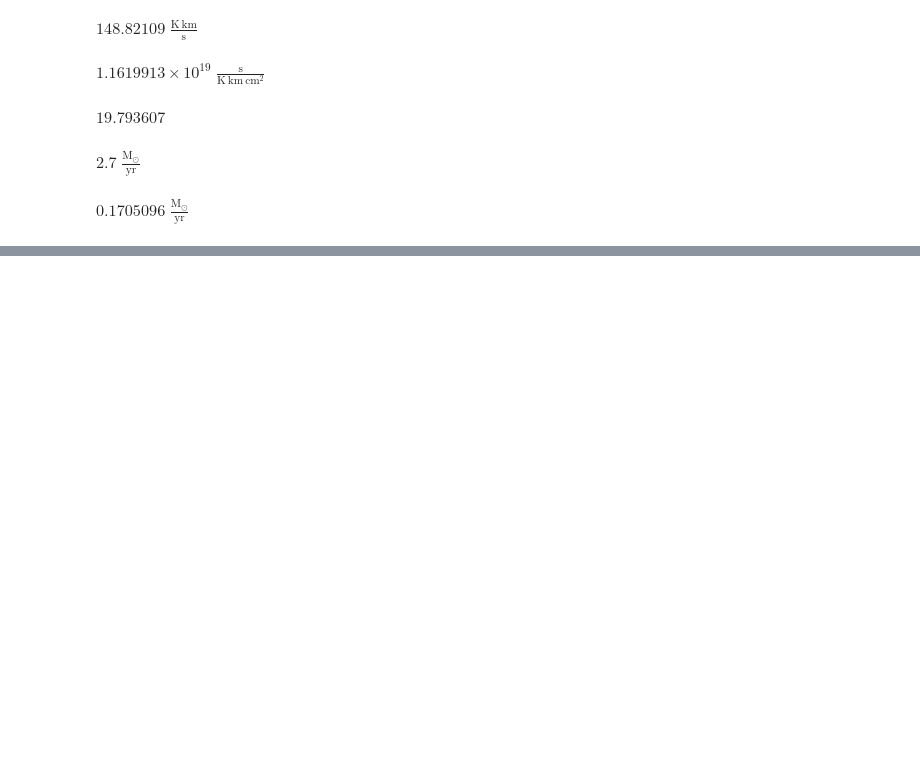
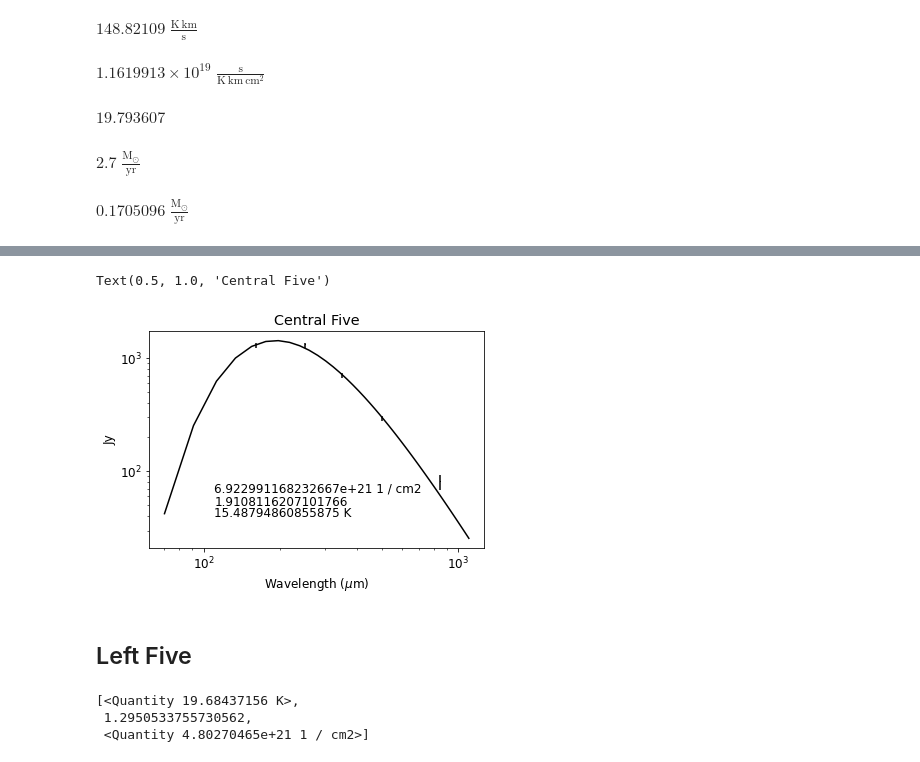
Before and after one commit to SpacialTree/clouds-g5-b1, a Jupyter notebook: Testing_dust_emissivity.ipynb, the cells around one changed output, grey strips where cells are left out. Drawn from its saved outputs; the diff is of its cells as text; code cells hidden in the pictures; blank space fills up the shorter version.

```diff
--- a/Testing_dust_emissivity.ipynb
+++ b/Testing_dust_emissivity.ipynb
@@ -322,0 +425,10 @@ $0.1705096 \; \mathrm{\frac{M_{\odot}}{yr}}$
+# %%
+modfit,errs = dust_emissivity.fit_sed.fit_modified_bb(xdata=u.Quantity([p[0] for p in sed]).to(u.Hz, u.spectral())[1:-1],
+                                        flux=u.Quantity([p[1]/area_as.to(u.sr) for p in sed])[1:-1],
+                                        #error=u.Quantity([p[1]*0.1/area_as.to(u.sr) for p in sed]),
+                                        error=u.Quantity([p[4]/area_as.to(u.sr) for p in sed])[1:-1],
+                                        guesses=[15*u.K, 2, 1e18*u.cm**-2],
+                                        fitter='lmfit',
+                                        return_error=True
+                                       )
+modfit
@@ -322,0 +439,8 @@ $0.1705096 \; \mathrm{\frac{M_{\odot}}{yr}}$
+# %%
+du = dust_emissivity.blackbody.modified_blackbody(
+    #u.Quantity([p[0] for p in sed]).to(u.Hz, u.spectral()),
+    freq,
+    temperature = modfit[0],
+    beta = modfit[1],
+    column = modfit[2])
+du
@@ -322,0 +449,34 @@ $0.1705096 \; \mathrm{\frac{M_{\odot}}{yr}}$
+# %%
+pl.figure(figsize=(6,4))
+pl.rcParams.update({'font.size': 12})
+
+pl.loglog(freq.to(u.micron, u.spectral()), (du*area_as).to(u.Jy), color='k')
+#pl.scatter(u.Quantity([p[0] for p in sed]).to(u.micron, u.spectral()), u.Quantity([p[1] for p in sed]))#, color='blue')
+pl.errorbar(x=u.Quantity([p[0] for p in sed]).to(u.micron, u.spectral())[1:-1], y=u.Quantity([p[1] for p in sed])[1:-1], yerr=u.Quantity([p[4] for p in sed])[1:-1], fmt=',', color='k')
+pl.text(110, 40, str(modfit[0]))
+pl.text(110, 50, str(modfit[1]))
+pl.text(110, 65, str(modfit[2]))
+
+pl.xlabel('Wavelength ($\mu$m)')
+pl.ylabel('Jy')
+pl.title('Central Five')
+#pl.savefig('/orange/adamginsburg/cmz/g5/code/plots/dustsed.pdf', bbox_inches='tight')
+# %% [output]
+Text(0.5, 1.0, 'Central Five')
+[figure, added]
+# %% [markdown]
+## Left Five
+# %%
+modfit,errs = dust_emissivity.fit_sed.fit_modified_bb(xdata=u.Quantity([p[0] for p in sed]).to(u.Hz, u.spectral())[:-2],
+                                        flux=u.Quantity([p[1]/area_as.to(u.sr) for p in sed])[:-2],
+                                        #error=u.Quantity([p[1]*0.1/area_as.to(u.sr) for p in sed]),
+                                        error=u.Quantity([p[4]/area_as.to(u.sr) for p in sed])[:-2],
+                                        guesses=[15*u.K, 2, 1e18*u.cm**-2],
+                                        fitter='lmfit',
+                                        return_error=True
+                                       )
+modfit
+# %% [output]
+[<Quantity 19.68437156 K>,
+ 1.2950533755730562,
+ <Quantity 4.80270465e+21 1 / cm2>]
```
Also changed, not shown: parts of 37 cells of this notebook, 2 other files.
